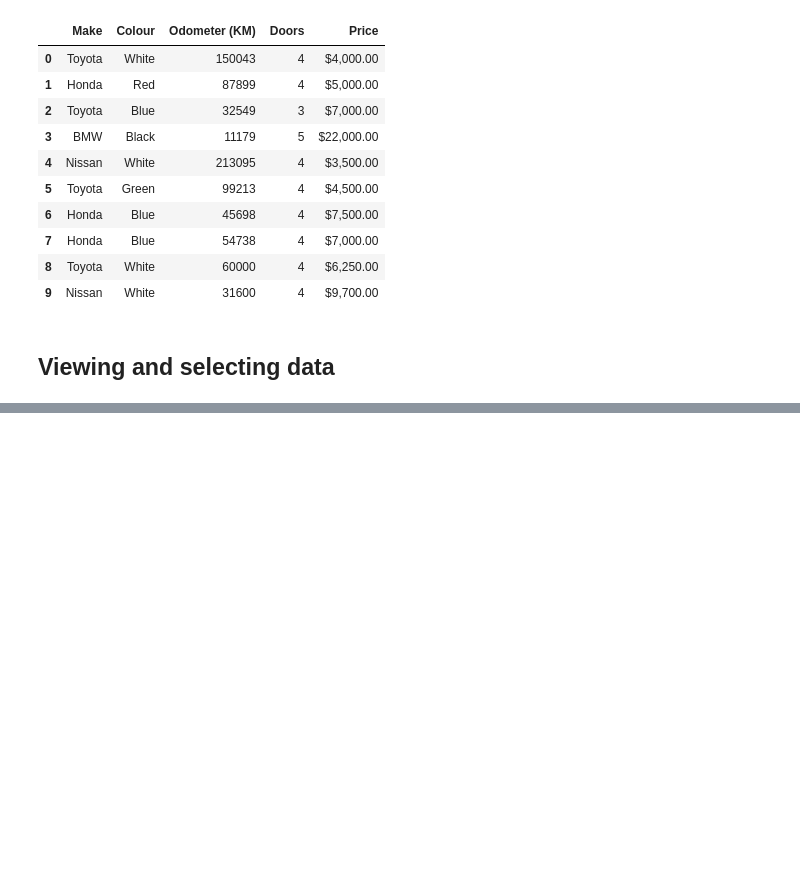
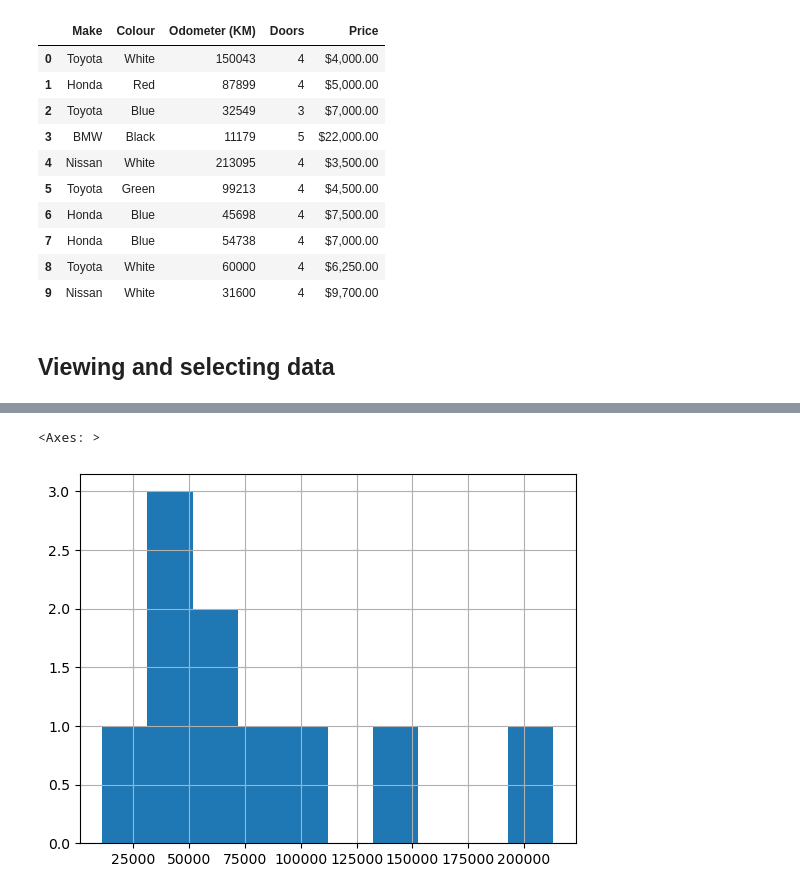
Before and after one commit to chami98/introduction-to-pandas, a Jupyter notebook: introduction-to-pandas.ipynb, the cells around one changed output, grey strips where cells are left out. Saved outputs shown, nothing was run; the diff lists cells and outputs as text; code cells hidden in the pictures; blank space fills up the shorter version.

```diff
--- a/introduction-to-pandas.ipynb
+++ b/introduction-to-pandas.ipynb
@@ -357,0 +381,5 @@ car_sales[car_sales["Odometer (KM)"] > 100000]
+# %%
+car_sales["Odometer (KM)"].hist()
+# %% [output]
+<Axes: >
+[figure, added]
```
Also changed, not shown: parts of 39 cells of this notebook.
